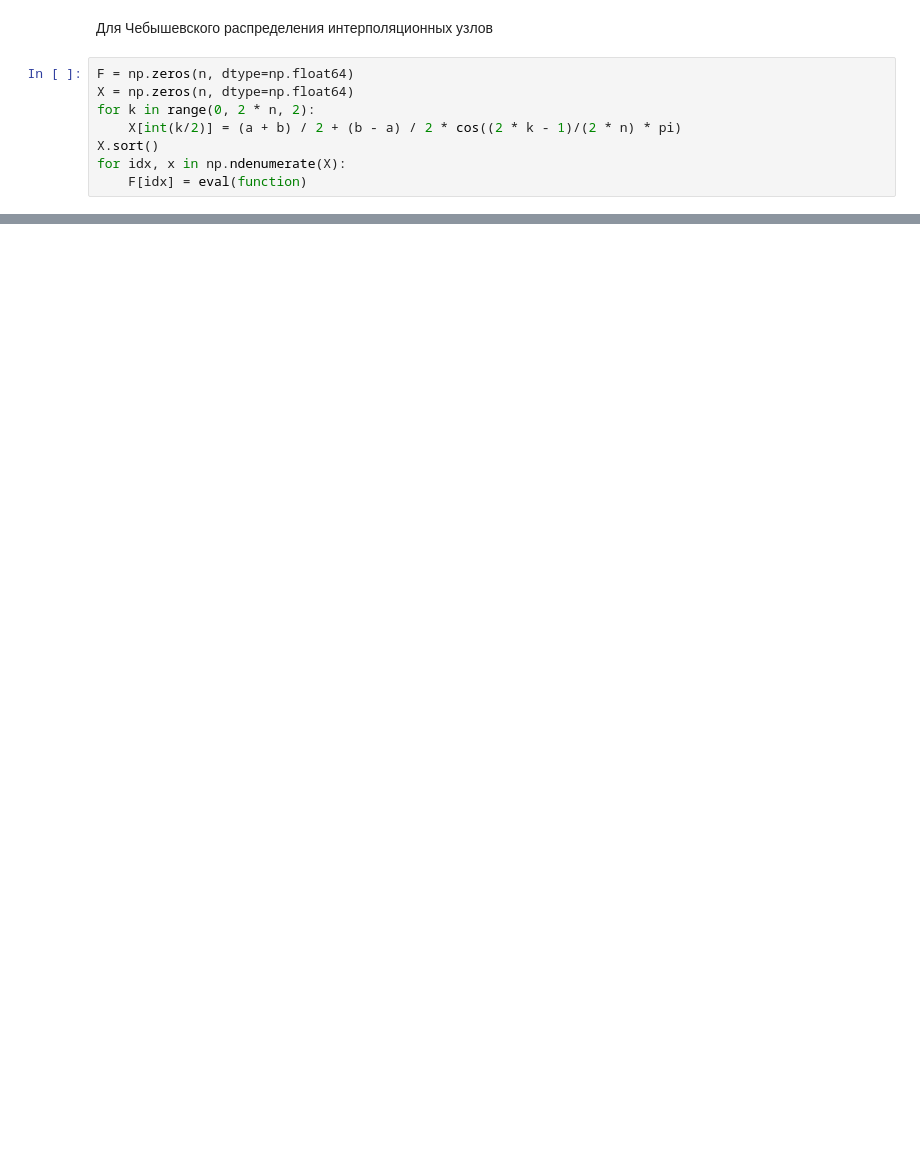
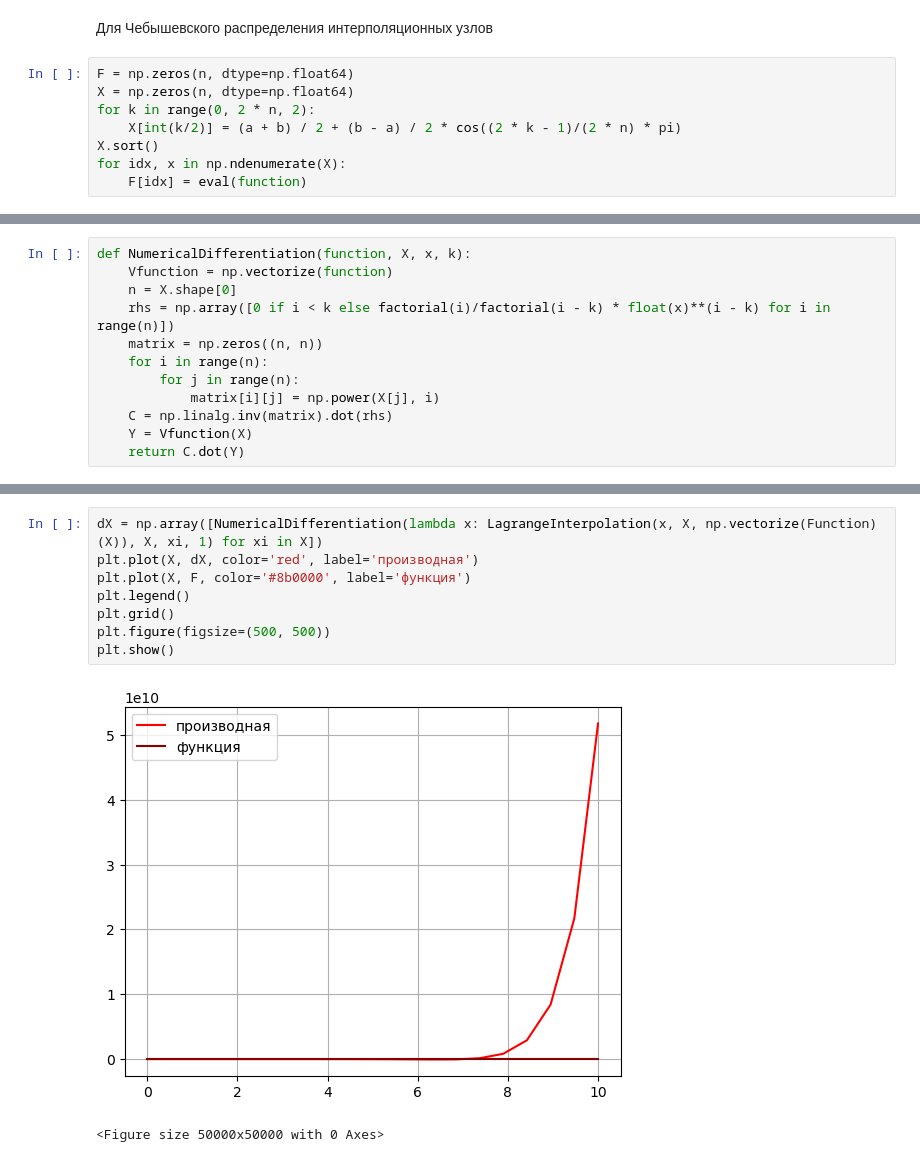
Before and after one commit to rouol/NumericalMethodsMEPHI, a Jupyter notebook: LagrangeInterpolation.ipynb, the cells around one changed output, grey strips where cells are left out. Drawn from its saved outputs; the diff is of its cells as text; blank space fills up the shorter version.

```diff
--- a/LagrangeInterpolation.ipynb
+++ b/LagrangeInterpolation.ipynb
@@ -93,0 +133,12 @@ plt.show()
+# %%
+def NumericalDifferentiation(function, X, x, k):
+    Vfunction = np.vectorize(function)
+    n = X.shape[0]
+    rhs = np.array([0 if i < k else factorial(i)/factorial(i - k) * float(x)**(i - k) for i in range(n)])
+    matrix = np.zeros((n, n))
+    for i in range(n):
+        for j in range(n):
+            matrix[i][j] = np.power(X[j], i)
+    C = np.linalg.inv(matrix).dot(rhs)
+    Y = Vfunction(X)
+    return C.dot(Y)
@@ -93,0 +161,11 @@ plt.show()
+# %%
+dX = np.array([NumericalDifferentiation(lambda x: LagrangeInterpolation(x, X, np.vectorize(Function)(X)), X, xi, 1) for xi in X])
+plt.plot(X, dX, color='red', label='производная')
+plt.plot(X, F, color='#8b0000', label='функция')
+plt.legend()
+plt.grid()
+plt.figure(figsize=(500, 500))
+plt.show()
+# %% [output]
+[figure, added]
+<Figure size 50000x50000 with 0 Axes>
```
Also changed, not shown: parts of 14 cells of this notebook.
